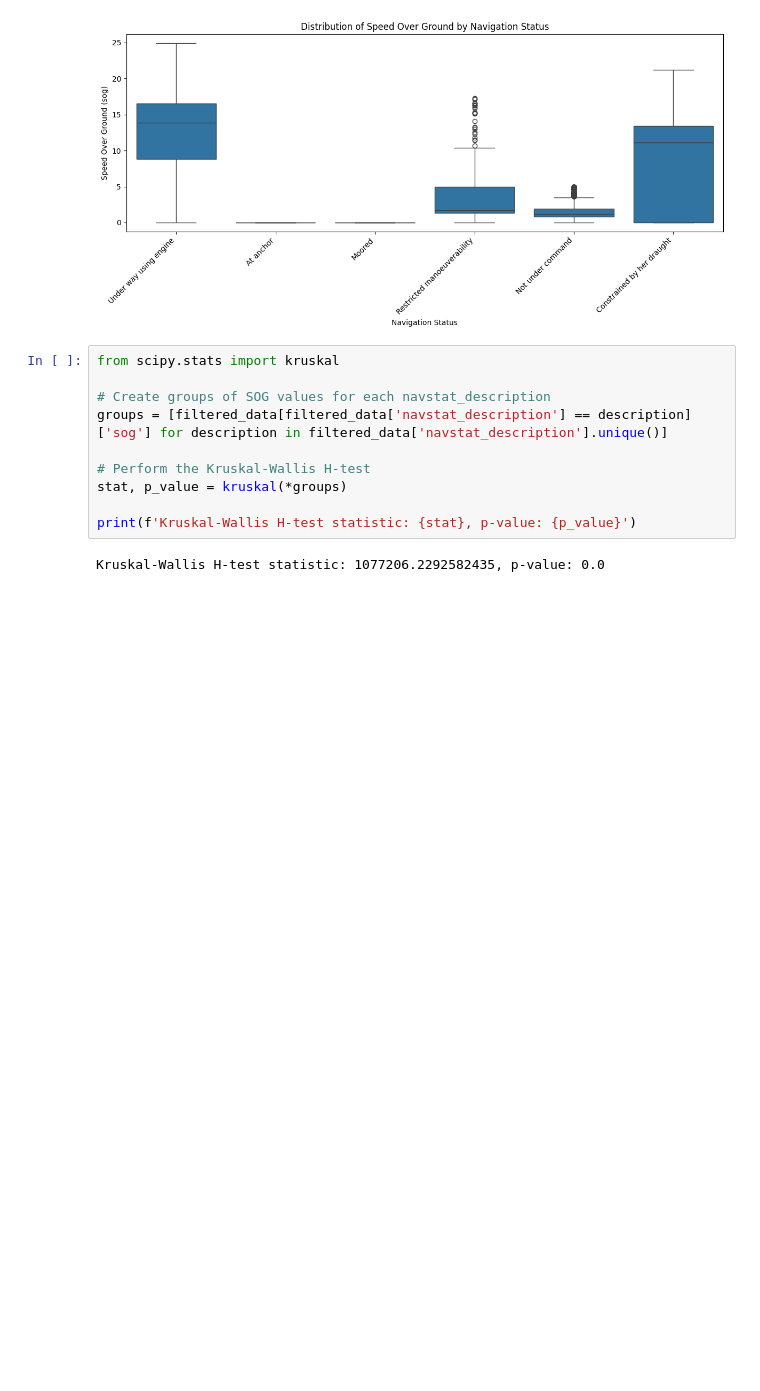
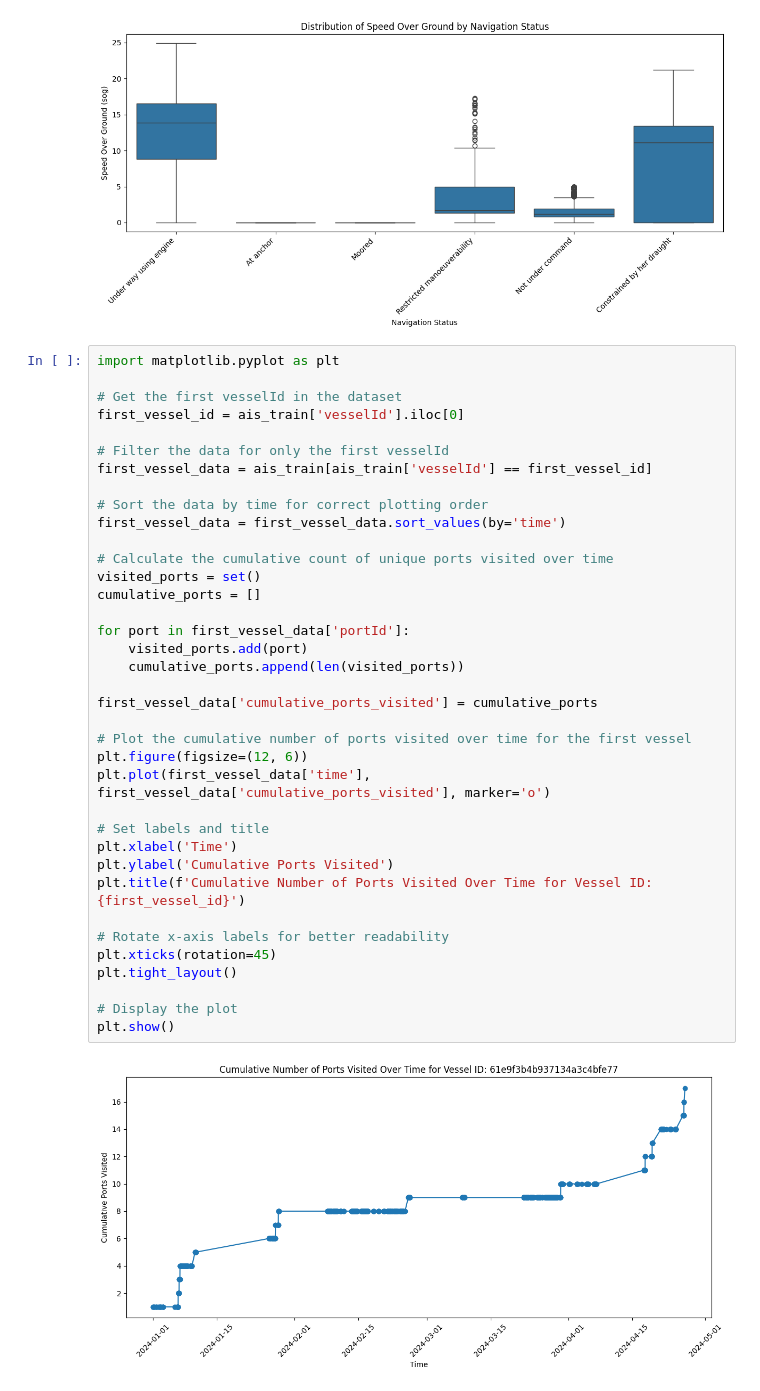
Before and after one commit to johansolbakken/tdt4173, a Jupyter notebook: project/mars.ipynb, the cells around one changed output. Saved outputs shown, nothing was run; the diff lists cells and outputs as text; blank space fills up the shorter version.

```diff
--- a/project/mars.ipynb
+++ b/project/mars.ipynb
@@ -83,14 +84,41 @@ plt.show()
 # %% [output]
 [figure]
 # %%
-from scipy.stats import kruskal
+import matplotlib.pyplot as plt
 
-# Create groups of SOG values for each navstat_description
-groups = [filtered_data[filtered_data['navstat_description'] == description]['sog'] for description in filtered_data['navstat_description'].unique()]
+# Get the first vesselId in the dataset
+first_vessel_id = ais_train['vesselId'].iloc[0]
 
-# Perform the Kruskal-Wallis H-test
-stat, p_value = kruskal(*groups)
+# Filter the data for only the first vesselId
+first_vessel_data = ais_train[ais_train['vesselId'] == first_vessel_id]
 
-print(f'Kruskal-Wallis H-test statistic: {stat}, p-value: {p_value}')
+# Sort the data by time for correct plotting order
+first_vessel_data = first_vessel_data.sort_values(by='time')
+
+# Calculate the cumulative count of unique ports visited over time
+visited_ports = set()
+cumulative_ports = []
+
+for port in first_vessel_data['portId']:
+    visited_ports.add(port)
+    cumulative_ports.append(len(visited_ports))
+
+first_vessel_data['cumulative_ports_visited'] = cumulative_ports
+
+# Plot the cumulative number of ports visited over time for the first vessel
+plt.figure(figsize=(12, 6))
+plt.plot(first_vessel_data['time'], first_vessel_data['cumulative_ports_visited'], marker='o')
+
+# Set labels and title
+plt.xlabel('Time')
+plt.ylabel('Cumulative Ports Visited')
+plt.title(f'Cumulative Number of Ports Visited Over Time for Vessel ID: {first_vessel_id}')
+
+# Rotate x-axis labels for better readability
+plt.xticks(rotation=45)
+plt.tight_layout()
+
+# Display the plot
+plt.show()
 # %% [output]
-Kruskal-Wallis H-test statistic: 1077206.2292582435, p-value: 0.0
+[figure, added]
```
Also changed, not shown: parts of 4 cells of this notebook, 1 other file.
